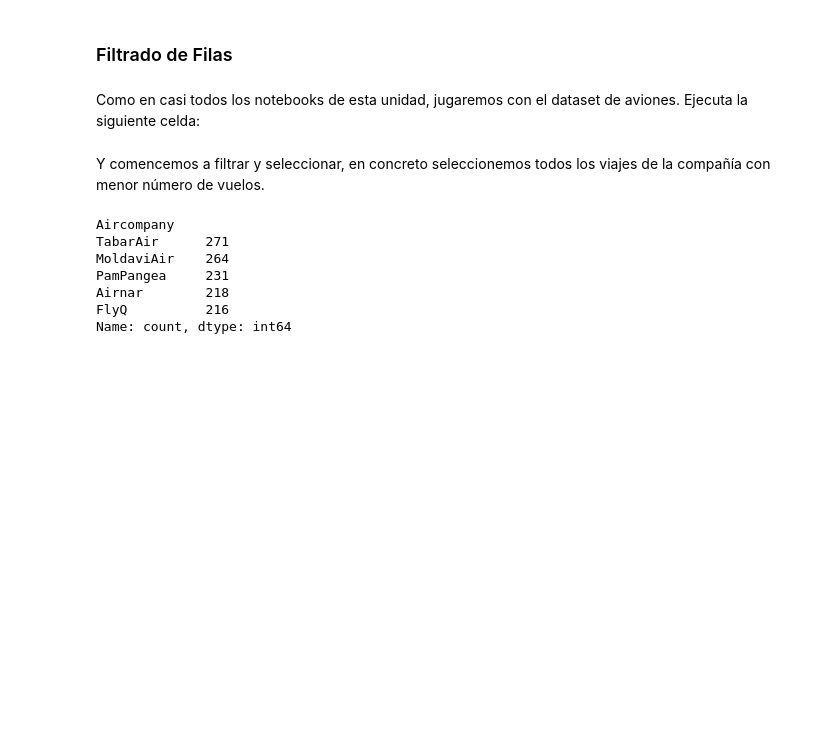
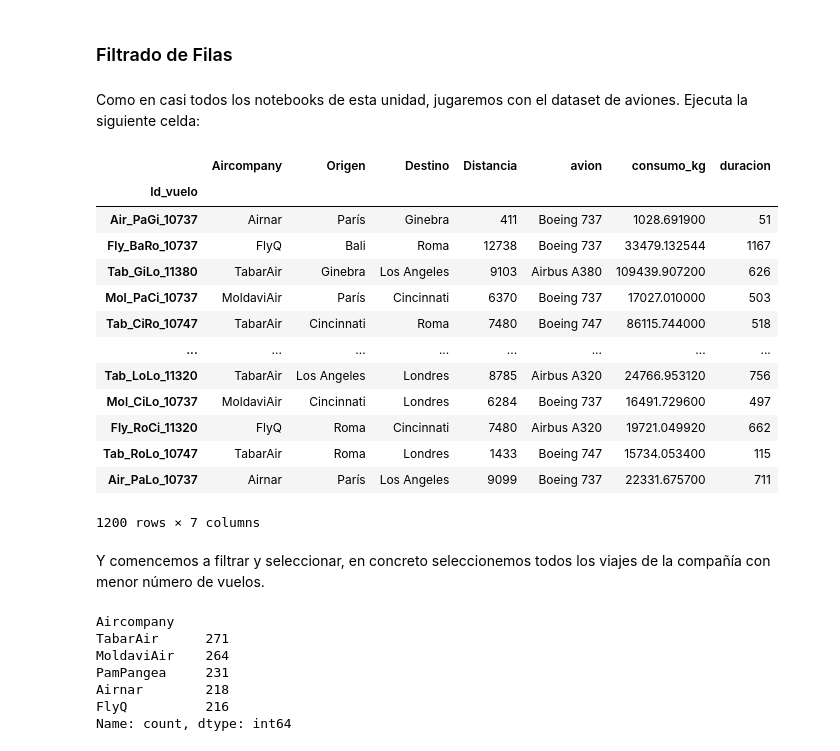
Before and after one commit to Daniela-Zabala/ONLINE_DS_THEBRIDGE_DZ, a Jupyter notebook: 02_Programacion_y_Herramientas_Avanzadas/Sprint_04/Unidad_02_Herramientas_Avanzadas__Pandas_II/03_Filtrado.ipynb, the cells around one changed output. Drawn from its saved outputs; the diff is of its cells as text; code cells hidden in the pictures; blank space fills up the shorter version.

```diff
--- a/02_Programacion_y_Herramientas_Avanzadas/Sprint_04/Unidad_02_Herramientas_Avanzadas__Pandas_II/03_Filtrado.ipynb
+++ b/02_Programacion_y_Herramientas_Avanzadas/Sprint_04/Unidad_02_Herramientas_Avanzadas__Pandas_II/03_Filtrado.ipynb
@@ -11,8 +11,24 @@ Como en casi todos los notebooks de esta unidad, jugaremos con el dataset de avi
 # %%
 import numpy as np
 import pandas as pd
 
 df_aviones = pd.read_csv("./data/dataset_inicial_aviones.csv", index_col = "Id_vuelo")
+df_aviones
+# %% [output]
+|  | Aircompany | Origen | Destino | Distancia | avion | consumo_kg | duracion |
+| Id_vuelo |  |  |  |  |  |  |  |
+| Air_PaGi_10737 | Airnar | París | Ginebra | 411 | Boeing 737 | 1028.691900 | 51 |
+| Fly_BaRo_10737 | FlyQ | Bali | Roma | 12738 | Boeing 737 | 33479.132544 | 1167 |
+| Tab_GiLo_11380 | TabarAir | Ginebra | Los Angeles | 9103 | Airbus A380 | 109439.907200 | 626 |
+| Mol_PaCi_10737 | MoldaviAir | París | Cincinnati | 6370 | Boeing 737 | 17027.010000 | 503 |
+| Tab_CiRo_10747 | TabarAir | Cincinnati | Roma | 7480 | Boeing 747 | 86115.744000 | 518 |
+| ... | ... | ... | ... | ... | ... | ... | ... |
+| Tab_LoLo_11320 | TabarAir | Los Angeles | Londres | 8785 | Airbus A320 | 24766.953120 | 756 |
+| Mol_CiLo_10737 | MoldaviAir | Cincinnati | Londres | 6284 | Boeing 737 | 16491.729600 | 497 |
+| Fly_RoCi_11320 | FlyQ | Roma | Cincinnati | 7480 | Airbus A320 | 19721.049920 | 662 |
+| Tab_RoLo_10747 | TabarAir | Roma | Londres | 1433 | Boeing 747 | 15734.053400 | 115 |
+| Air_PaLo_10737 | Airnar | París | Los Angeles | 9099 | Boeing 737 | 22331.675700 | 711 |
+1200 rows × 7 columns
 # %% [markdown]
 Y comencemos a filtrar y seleccionar, en concreto seleccionemos todos los viajes de la compañía con menor número de vuelos.
 # %%
```
Also changed, not shown: parts of 2 cells of this notebook, 7 other files.
